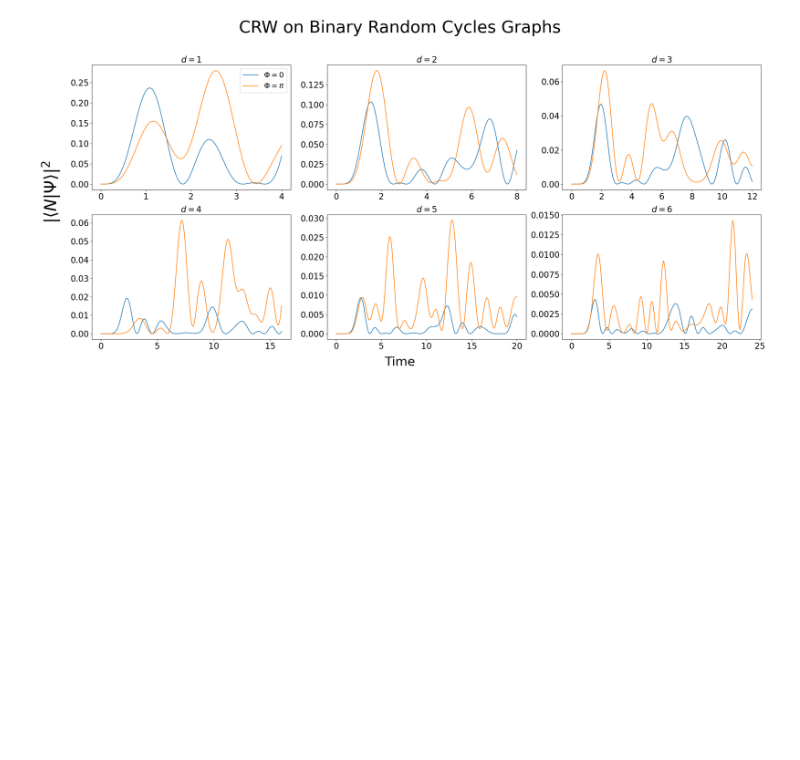
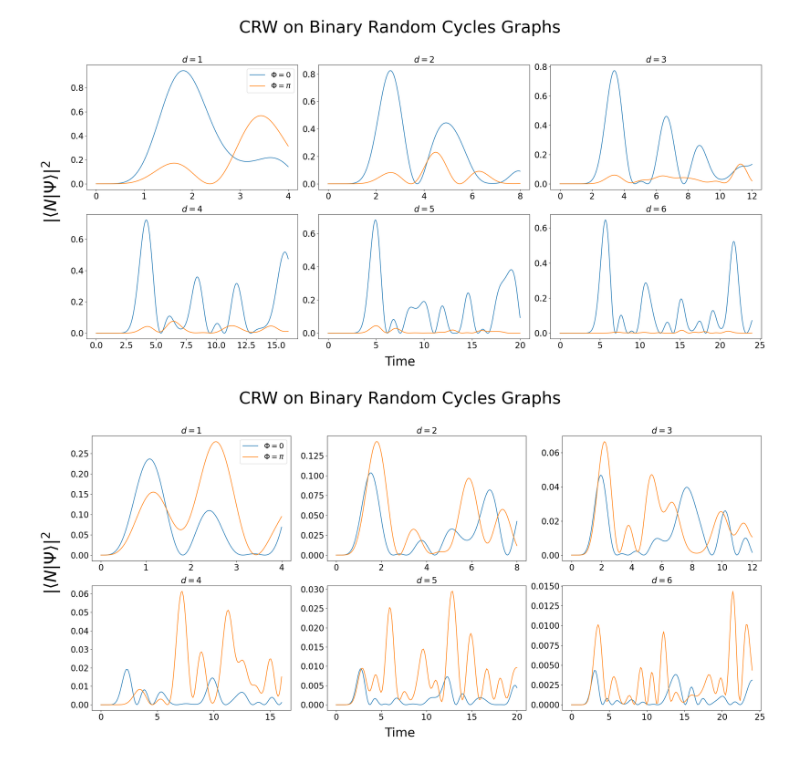
Before and after one commit to cgs2155/RandomCycles, a Jupyter notebook: CRW.ipynb, the cells around one changed output. Cells and saved outputs as stored; diff of their text form; code cells hidden in the pictures; blank space fills up the shorter version.

Commit message:
commiting a version priot to adjusting rgc basis

```diff
--- a/CRW.ipynb
+++ b/CRW.ipynb
@@ -7,6 +7,36 @@ from vectools import *
 
 from scipy.linalg import expm
 np.set_printoptions(linewidth=np.inf,precision=3, suppress=True)
+# %%
+fig, axes = plt.subplots(2, 3, figsize=(25, 12))
+axes = axes.flatten()  # Flatten the 2D array for easy iteration
+
+# Loop over each file and corresponding subplot
+for i in range(1, 7):
+    data = np.load(f"walkresults/2rc_{i}.npz")
+    t = data["t"]
+    prob_bare = data["prob_bare"]
+    prob_flux = data["prob_flux"]
+
+    ax = axes[i - 1]
+    ax.plot(t, prob_bare, label=r"$\Phi = 0$")
+    ax.plot(t, prob_flux, label=r"$\Phi = \pi$")
+
+    if i==1:
+        ax.legend(fontsize=18)
+    ax.tick_params(axis="both",which="both",labelsize=20)
+    ax.set_title(r"$d = %d$" % i,fontsize=20)
+
+# Set a general title and axis labels
+fig.suptitle("CRW on Binary Random Cycles Graphs", fontsize=40)
+fig.supxlabel("Time", fontsize=30)
+fig.supylabel(r"$|\langle N | \Psi \rangle|^2$", fontsize=40)
+
+# Adjust layout so that the overall title and labels don't overlap the subplots
+plt.tight_layout(rect=[.02, 0, 1, 0.95])
+plt.show()
+# %% [output]
+[figure, added]
 # %%
 fig, axes = plt.subplots(2, 3, figsize=(25, 12))
 axes = axes.flatten()  # Flatten the 2D array for easy iteration
```
Also changed, not shown: parts of 2 cells of this notebook, 55 other files.
